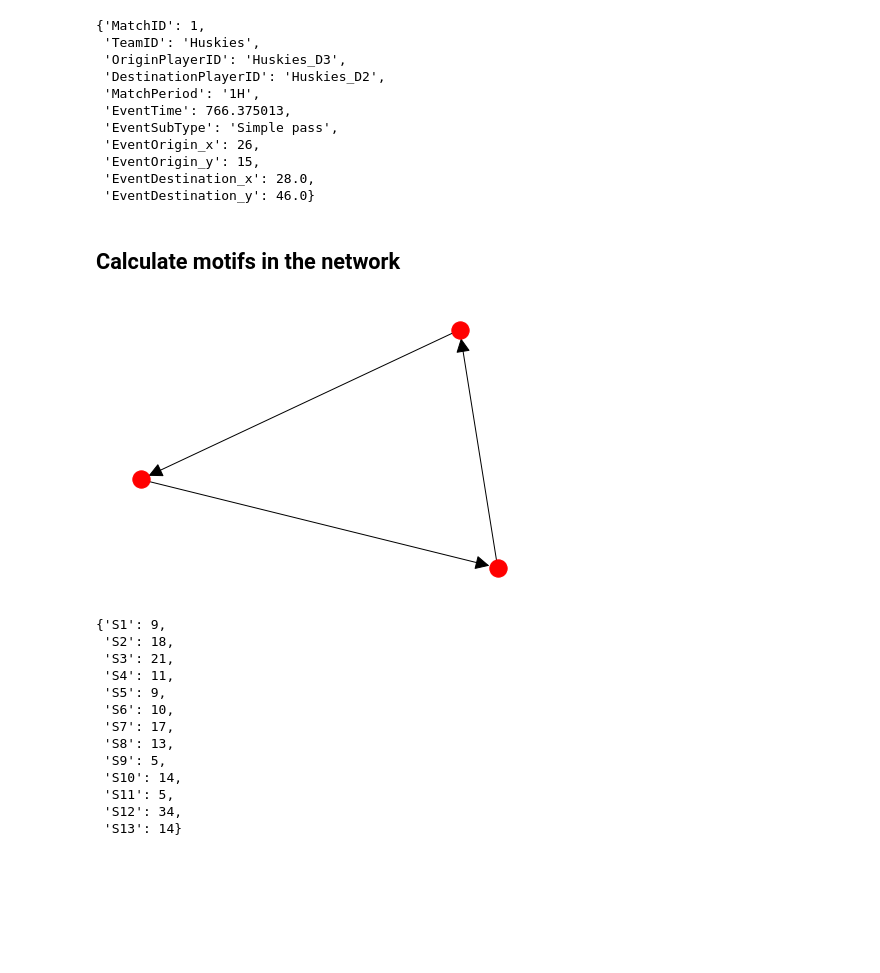
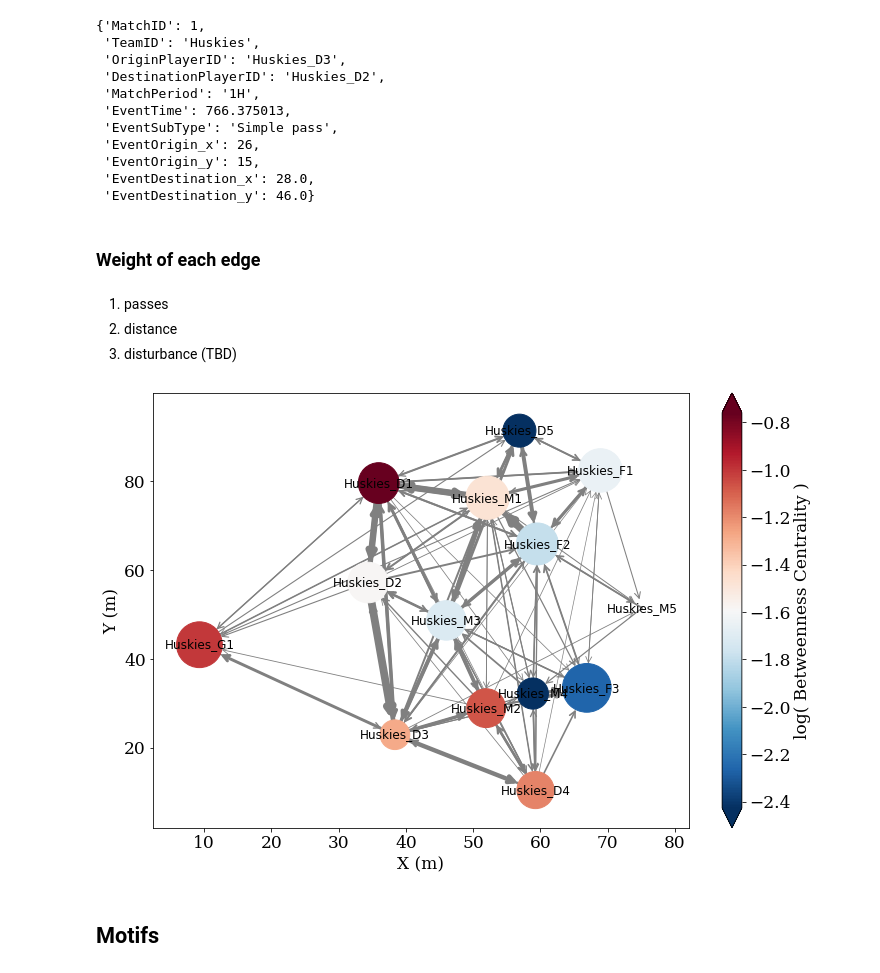
Before and after one commit to AstroJacobLi/FootballTeamStrategy, a Jupyter notebook: Network-each-match.ipynb, the cells around one changed output. Drawn from its saved outputs; the diff is of its cells as text; code cells hidden in the pictures; blank space fills up the shorter version.

Commit message:
calculate motifs with weights

```diff
--- a/Network-each-match.ipynb
+++ b/Network-each-match.ipynb
@@ -151,5 +152,12 @@ G.get_edge_data('Huskies_D3', 'Huskies_D2')
  'EventOrigin_y': 15,
  'EventDestination_x': 28.0,
  'EventDestination_y': 46.0}
-# %% [markdown]
-## Calculate motifs in the network
+# %% [markdown]
+### Weight of each edge
+# %% [markdown]
+1. passes
+2. distance
+3. disturbance (TBD)
+# %%
+matchid = 1
+team = 'Huskies'
@@ -156,3 +223,34 @@ G.get_edge_data('Huskies_D3', 'Huskies_D2')
+# %%
+# Plot the network
+fig, ax = plt.subplots(figsize=(12, 8))
+
+node_size = np.exp(eigen_centrality / np.sort(eigen_centrality)[1])
+node_size = node_size / np.nanmean(node_size) * 1500
+
+node_color = np.log10(between_centrality)
+
+edge_width = np.array(list(weight_dict.values())) * 2
+#np.array(list(unidirection_pass.values())) / 1.5
+
+nx.draw_networkx(G, pos, ax=ax,
+                 node_size=node_size,
+                 node_color=node_color,
+                 edgelist=list(unidirection_pass.keys()),
+                 width=edge_width,
+                 edge_color='gray', cmap='RdBu_r',
+                 vmin=node_color[~np.isinf(node_color)][-1],
+                 vmax=max(node_color), arrowsize=15, arrowstyle='->')
+ax.set_xlabel('X (m)')
+ax.set_ylabel('Y (m)')
+
+sm = plt.cm.ScalarMappable(cmap='RdBu_r', norm=plt.Normalize(vmin=node_color[~np.isinf(node_color)][-1],
+                                                             vmax=max(node_color)))
+cbar = plt.colorbar(sm, ax=ax, extend='both')
+cbar.set_label('log( Betweenness Centrality )')
+# %% [output]
+[figure, added]
+# %% [markdown]
+## Motifs
 # %%
 ## We define each S* motif as a directed graph in networkx
 ## up=1, down=3, right=2
@@ -171,24 +269,6 @@ motifs = {
     'S12': nx.DiGraph([(1,2),(2,1),(3,2),(2,3),(3,1)]),
     'S13': nx.DiGraph([(1,2),(2,1),(2,3),(3,2),(3,1),(1,3)])
     }
-# %%
-nx.draw(motifs['S9'], arrowsize=30)
-# %% [output]
-[figure, removed]
 # %%
 from utils import mcounter
-mcounter(G, motifs)
+motif_count, motif_weight = mcounter(G, motifs, weight_dict)
-# %% [output]
-{'S1': 9,
- 'S2': 18,
- 'S3': 21,
- 'S4': 11,
- 'S5': 9,
- 'S6': 10,
- 'S7': 17,
- 'S8': 13,
- 'S9': 5,
- 'S10': 14,
- 'S11': 5,
- 'S12': 34,
- 'S13': 14}
```
Also changed, not shown: parts of 4 cells of this notebook, 1 other file.
